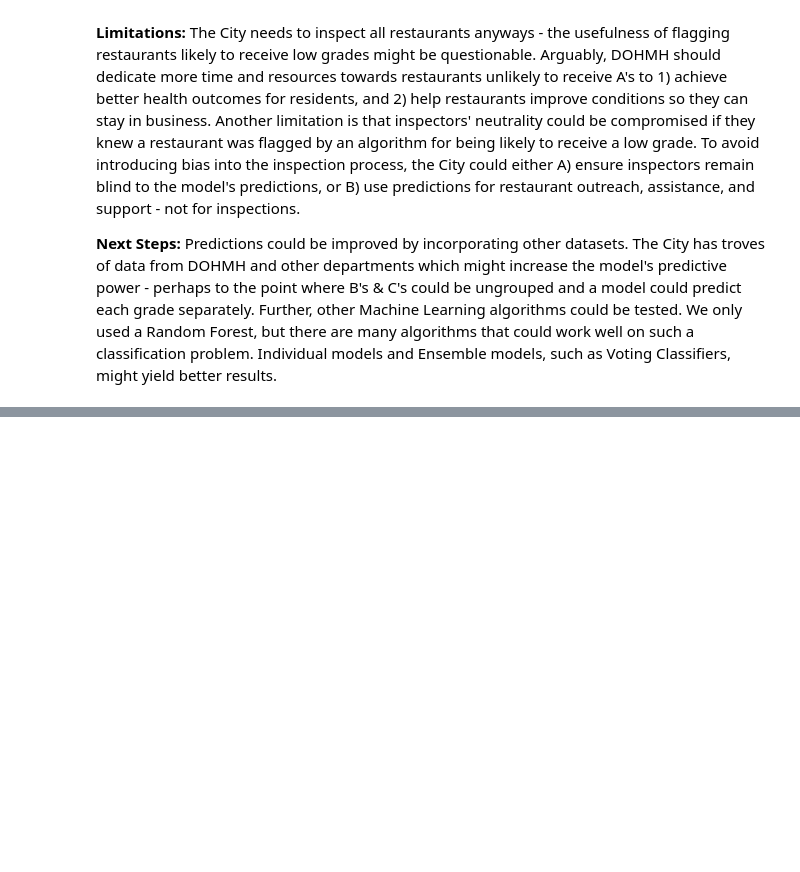
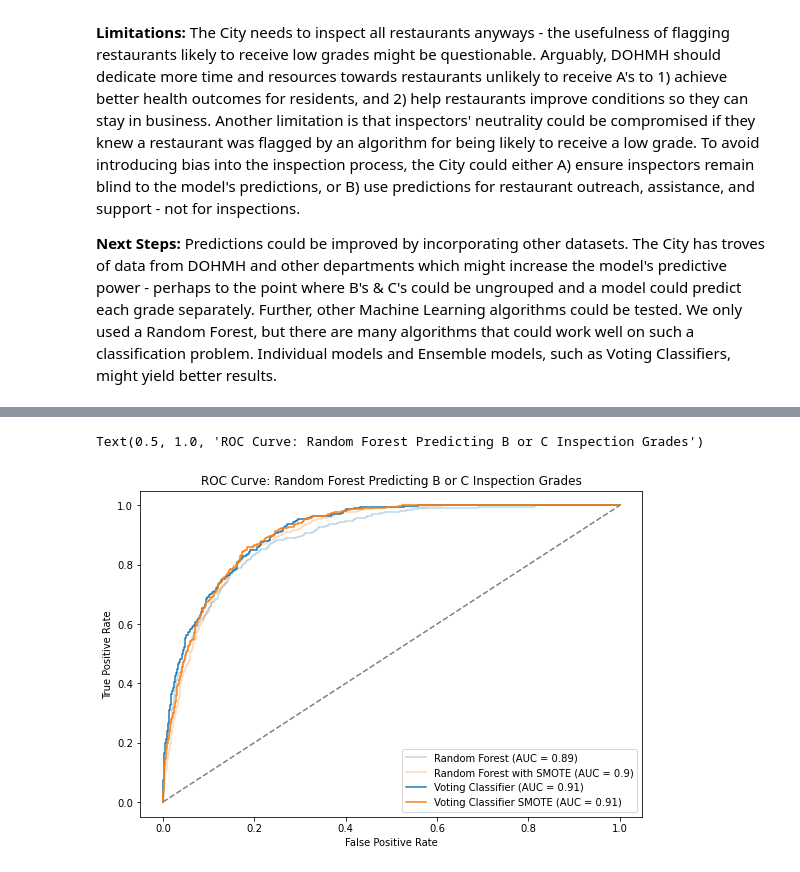
Before and after one commit to mraottth/API-222B, a Jupyter notebook: final_report.ipynb, the cells around one changed output, grey strips where cells are left out. Drawn from its saved outputs; the diff is of its cells as text; code cells hidden in the pictures; blank space fills up the shorter version.

```diff
--- a/final_report.ipynb
+++ b/final_report.ipynb
@@ -606,0 +668,25 @@ plt.show()
+# %%
+# Get predicted probabilites and calc roc curve for rf and rf_smote
+y_pred_prob_sm = rf_smote.predict_proba(X_test_smote)[:,1]
+fpr_sm, tpr_sm, thresholds_sm = roc_curve(y_test_smote, y_pred_prob_sm, pos_label='B or C')
+y_pred_prob = rf.predict_proba(X_test)[:,1]
+fpr, tpr, thresholds = roc_curve(y_test, y_pred_prob, pos_label='B or C')
+y_pred_prob_vc = vc.predict_proba(X_test)[:,1]
+fpr_vc, tpr_vc, thresholds_vc = roc_curve(y_test, y_pred_prob_vc, pos_label='B or C')
+y_pred_prob_vc_sm = vc_sm.predict_proba(X_test_smote)[:,1]
+fpr_vc_sm, tpr_vc_sm, thresholds_vc_sm = roc_curve(y_test_smote, y_pred_prob_vc_sm, pos_label='B or C')
+
+# Plot
+fig, ax = plt.subplots(figsize=(9,6))
+plt.plot([0, 1], [0, 1], 'k--', alpha=0.5)
+plt.plot(fpr, tpr, alpha=0.3, label='Random Forest (AUC = ' + str(round(roc_auc_score(y_test, y_pred_prob),2)) + ')', color='tab:blue')
+plt.plot(fpr_sm, tpr_sm, alpha=0.3, label='Random Forest with SMOTE (AUC = ' + str(round(roc_auc_score(y_test_smote, y_pred_prob_sm),2)) + ')', color='tab:orange')
+plt.plot(fpr_vc, tpr_vc, label='Voting Classifier (AUC = ' + str(round(roc_auc_score(y_test, y_pred_prob_vc),2)) + ')', color='tab:blue')
+plt.plot(fpr_vc_sm, tpr_vc_sm, label='Voting Classifier SMOTE (AUC = ' + str(round(roc_auc_score(y_test_smote, y_pred_prob_vc_sm),2)) + ')', color='tab:orange')
+plt.legend(loc="lower right")
+plt.xlabel('False Positive Rate')
+plt.ylabel('True Positive Rate')
+plt.title('ROC Curve: Random Forest Predicting B or C Inspection Grades')
+# %% [output]
+Text(0.5, 1.0, 'ROC Curve: Random Forest Predicting B or C Inspection Grades')
+[figure, added]
```
Also changed, not shown: parts of 12 cells of this notebook.
